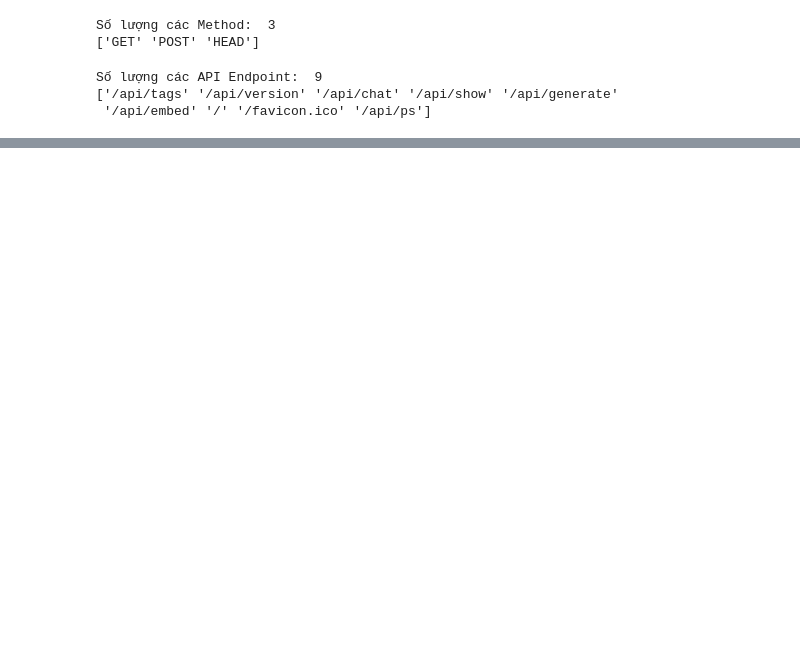
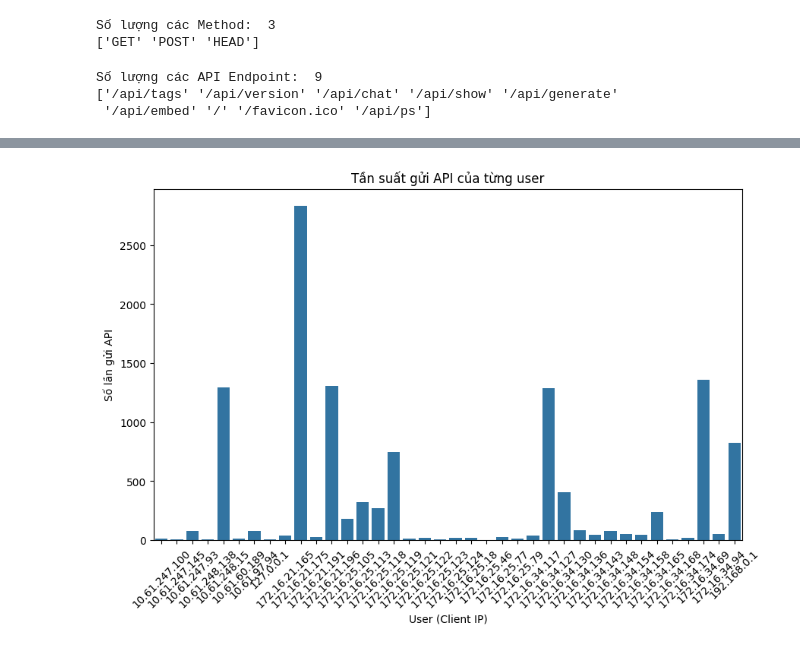
Before and after one commit to hoangmanh08/Codechallenge_edit, a Jupyter notebook: main/main.ipynb, the cells around one changed output, grey strips where cells are left out. Saved outputs shown, nothing was run; the diff lists cells and outputs as text; code cells hidden in the pictures; blank space fills up the shorter version.

```diff
--- a/main/main.ipynb
+++ b/main/main.ipynb
@@ -171,0 +250,14 @@ print(method_stats)
+# %%
+# Thống kê tần suất gửi API của từng user (Client IP)
+user_activity = df.groupby('Client IP').size().reset_index(name='API Call Frequency')
+
+# Vẽ biểu đồ tần suất gửi API của từng user
+plt.figure(figsize=(10, 6))
+sns.barplot(x='Client IP', y='API Call Frequency', data=user_activity)
+plt.title('Tần suất gửi API của từng user')
+plt.xlabel('User (Client IP)')
+plt.ylabel('Số lần gửi API')
+plt.xticks(rotation=45)
+plt.show()
+# %% [output]
+[figure, added]
```
Also changed, not shown: parts of 14 cells of this notebook, 2 other files.
